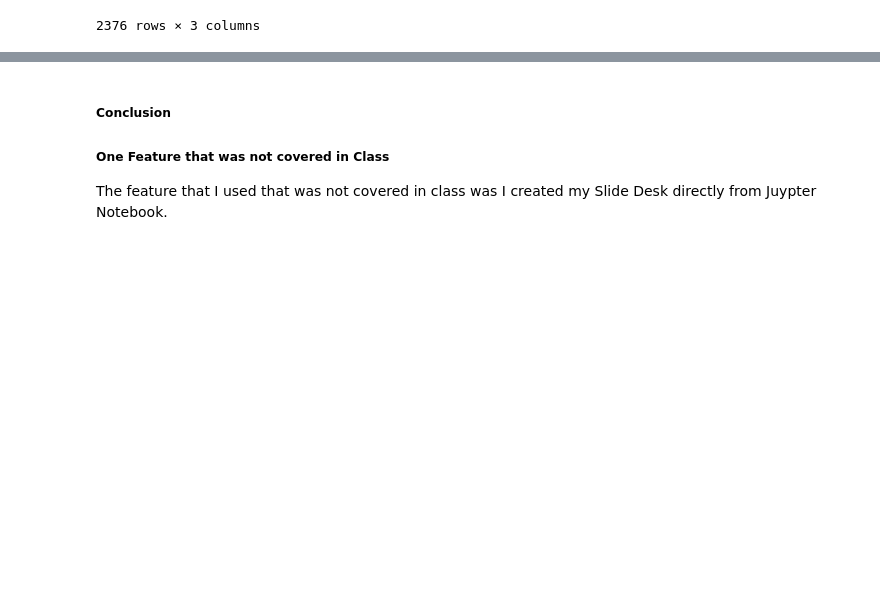
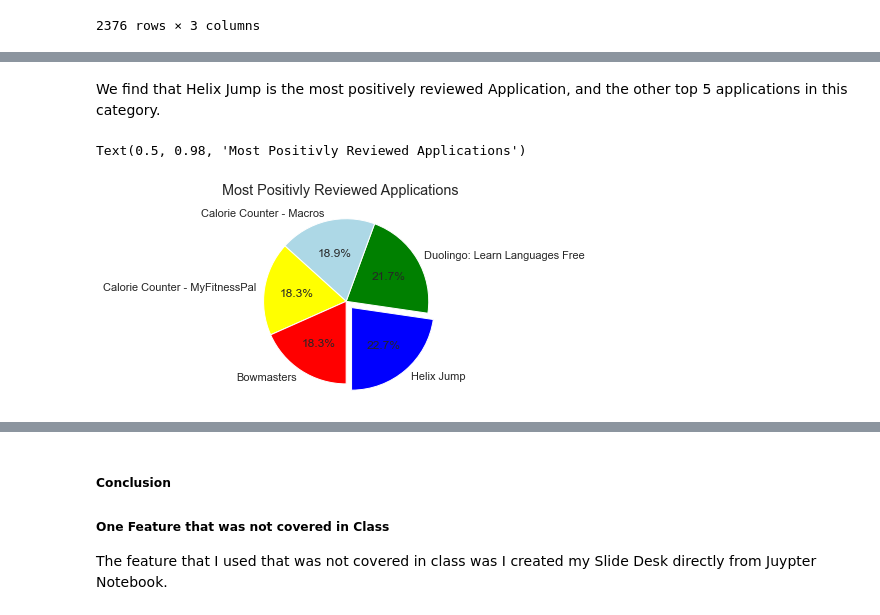
Before and after one commit to dailyfatcat/IS362_FinalProject, a Jupyter notebook: final.ipynb, the cells around one changed output, grey strips where cells are left out. Drawn from its saved outputs; the diff is of its cells as text; code cells hidden in the pictures; blank space fills up the shorter version.

```diff
--- a/final.ipynb
+++ b/final.ipynb
@@ -166,0 +168,18 @@ gspositive.sort_values()
+# %% [markdown]
+We find that Helix Jump is the most positively reviewed Application, and the other top 5 applications in this category.
+# %%
+data = np.array([5,3,4,6])
+labels = toppos['App']
+colrs=['blue', 'green', 'lightblue', 'yellow', 'red']
+explode = (0.1, 0, 0, 0, 0)
+# --- the plot
+fig, ax = plt.subplots(figsize=(8, 3.5))
+ax.pie(toppos['Count'], explode=explode,
+ labels=labels, autopct='%1.1f%%',
+ startangle=270, colors=colrs)
+ax.axis('equal') # keep it a circle
+# --- tidy-up and save
+fig.suptitle("Most Positively Reviewed Applications")
+# %% [output]
+Text(0.5, 0.98, 'Most Positivly Reviewed Applications')
+[figure, added]
```
Also changed, not shown: parts of 8 cells of this notebook.
